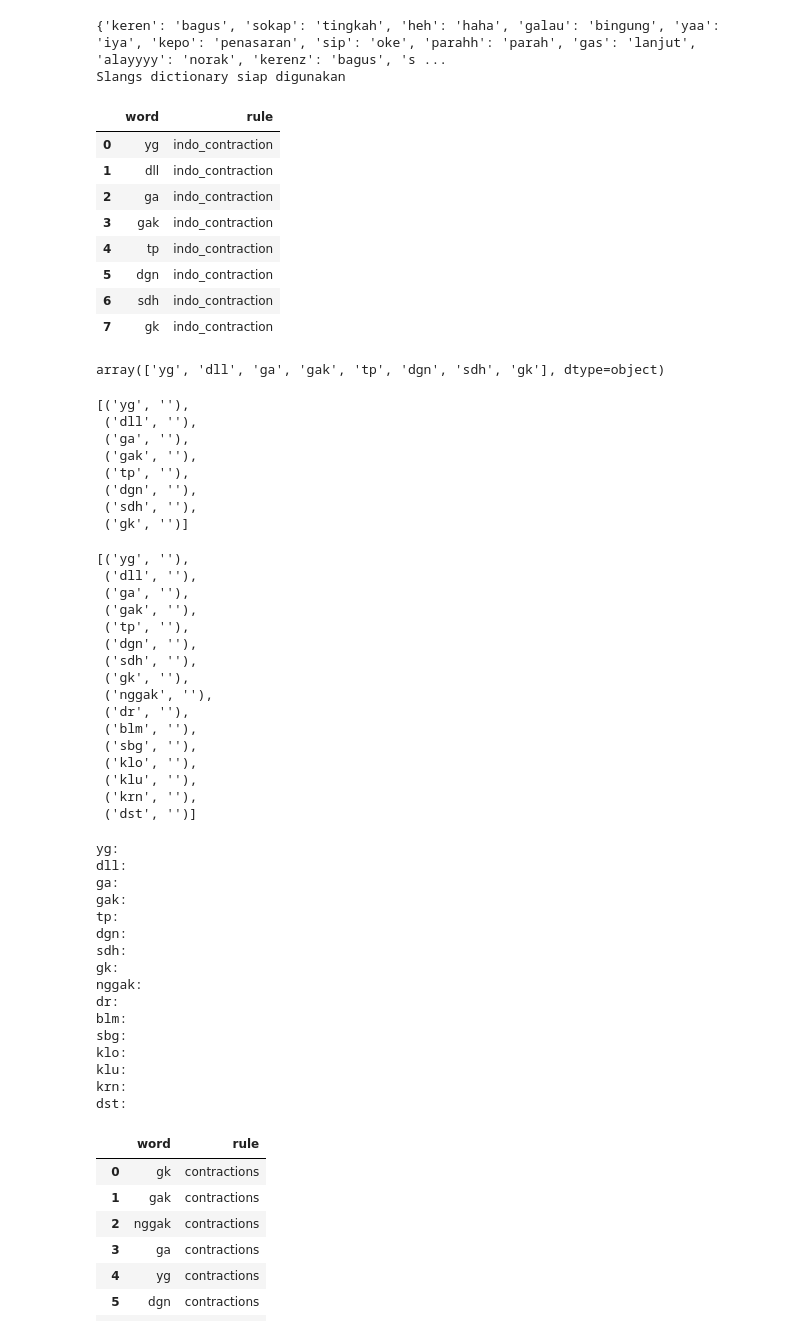
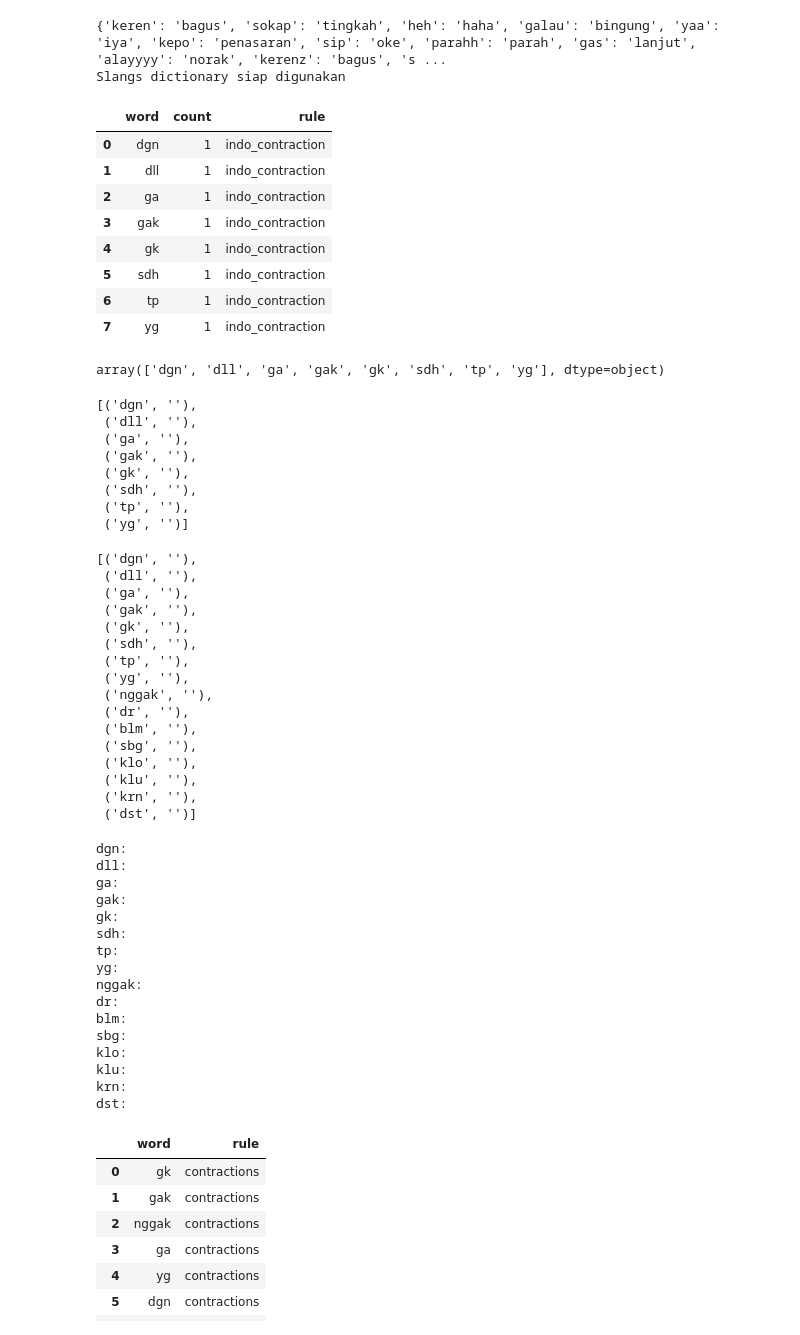
Before and after one commit to elqnlsa/scrape_tokopedia, a Jupyter notebook: dictionary.ipynb, the cells around one changed output. Saved outputs shown, nothing was run; the diff lists cells and outputs as text; code cells hidden in the pictures.

```diff
--- a/dictionary.ipynb
+++ b/dictionary.ipynb
@@ -621,65 +630,69 @@ Slangs dictionary siap digunakan
 # %%
 import pandas as pd
 
-# Dictionary contractions/shortcuts Bahasa Indonesia
 INDO_CONTRACTIONS = {
     "gk": "tidak",
     "gak": "tidak",
     "nggak": "tidak",
     "ga": "tidak",
     "yg": "yang",
     "dgn": "dengan",
     "dr": "dari",
     "sdh": "sudah",
     "blm": "belum",
     "sbg": "sebagai",
     "tp": "tapi",
     "klo": "kalau",
     "klu": "kalau",
     "krn": "karena",
     "dll": "dan lain-lain",
     "dst": "dan seterusnya"
 }
 
-def detect_indo_contractions(df_words: pd.DataFrame) -> pd.DataFrame:
-    found = []
+def detect_indo_contractions_count(df_words: pd.DataFrame) -> pd.DataFrame:
+    """
+    Mendeteksi contractions Bahasa Indonesia dari df_words,
+    menghitung jumlah kemunculannya.
+    df_words: DataFrame dengan kolom 'word' (token)
+    """
+    counter = {}
     for w in df_words["word"]:
         token = str(w).lower()
         if token in INDO_CONTRACTIONS:
-            found.append({"word": token, "rule": "indo_contraction"})
+            counter[token] = counter.get(token, 0) + 1
 
-    return pd.DataFrame(found)
+    rows = [{"word": k, "count": v, "rule": "indo_contraction"} for k, v in counter.items()]
+    return pd.DataFrame(rows).sort_values(["count", "word"], ascending=[False, True]).reset_index(drop=True)
 
-# contoh pakai:
-df_indo_contractions = detect_indo_contractions(df_top_words_combined)
-df_indo_contractions
+df_indo_contractions = detect_indo_contractions_count(df_top_words_combined)
+df_indo_contractions.head(40)
 # %% [output]
-|  | word | rule |
-| 0 | yg | indo_contraction |
-| 1 | dll | indo_contraction |
-| 2 | ga | indo_contraction |
-| 3 | gak | indo_contraction |
-| 4 | tp | indo_contraction |
-| 5 | dgn | indo_contraction |
-| 6 | sdh | indo_contraction |
-| 7 | gk | indo_contraction |
+|  | word | count | rule |
+| 0 | dgn | 1 | indo_contraction |
+| 1 | dll | 1 | indo_contraction |
+| 2 | ga | 1 | indo_contraction |
+| 3 | gak | 1 | indo_contraction |
+| 4 | gk | 1 | indo_contraction |
+| 5 | sdh | 1 | indo_contraction |
+| 6 | tp | 1 | indo_contraction |
+| 7 | yg | 1 | indo_contraction |
 # %%
 df_indo_contractions['word'].unique()
 # %% [output]
-array(['yg', 'dll', 'ga', 'gak', 'tp', 'dgn', 'sdh', 'gk'], dtype=object)
+array(['dgn', 'dll', 'ga', 'gak', 'gk', 'sdh', 'tp', 'yg'], dtype=object)
 # %%
 contractions_dictionary = {w: "" for w in df_indo_contractions["word"].tolist()}
 
 list(contractions_dictionary.items())[:20]
 # %% [output]
-[('yg', ''),
+[('dgn', ''),
  ('dll', ''),
  ('ga', ''),
  ('gak', ''),
+ ('gk', ''),
+ ('sdh', ''),
  ('tp', ''),
- ('dgn', ''),
- ('sdh', ''),
- ('gk', '')]
+ ('yg', '')]
 # %%
 for i in INDO_CONTRACTIONS:
     if i not in contractions_dictionary:
@@ -687,14 +700,14 @@ for i in INDO_CONTRACTIONS:
 
 list(contractions_dictionary.items())
 # %% [output]
-[('yg', ''),
+[('dgn', ''),
  ('dll', ''),
  ('ga', ''),
  ('gak', ''),
+ ('gk', ''),
+ ('sdh', ''),
  ('tp', ''),
- ('dgn', ''),
- ('sdh', ''),
- ('gk', ''),
+ ('yg', ''),
  ('nggak', ''),
  ('dr', ''),
  ('blm', ''),
@@ -707,14 +720,14 @@ list(contractions_dictionary.items())
 for k, v in contractions_dictionary.items():
     print(f"{k}: {v}")
 # %% [output]
-yg:
+dgn:
 dll:
 ga:
 gak:
+gk:
+sdh:
 tp:
-dgn:
-sdh:
-gk:
+yg:
 nggak:
 dr:
 blm:
```
Also changed, not shown: parts of 7 cells of this notebook, 2 other files.
